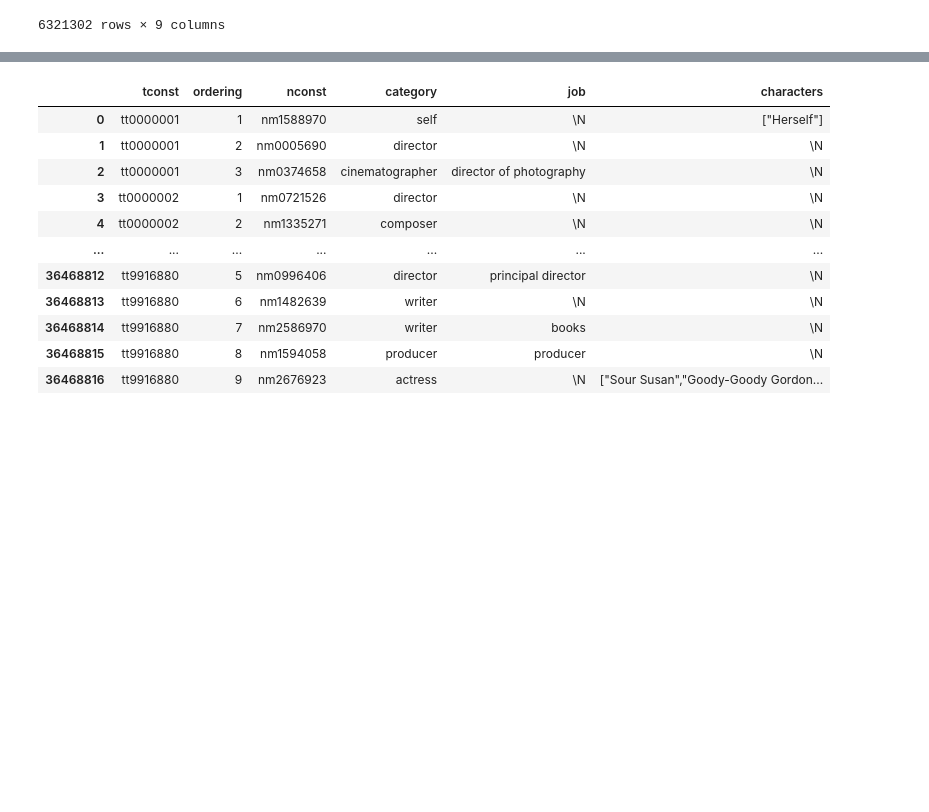
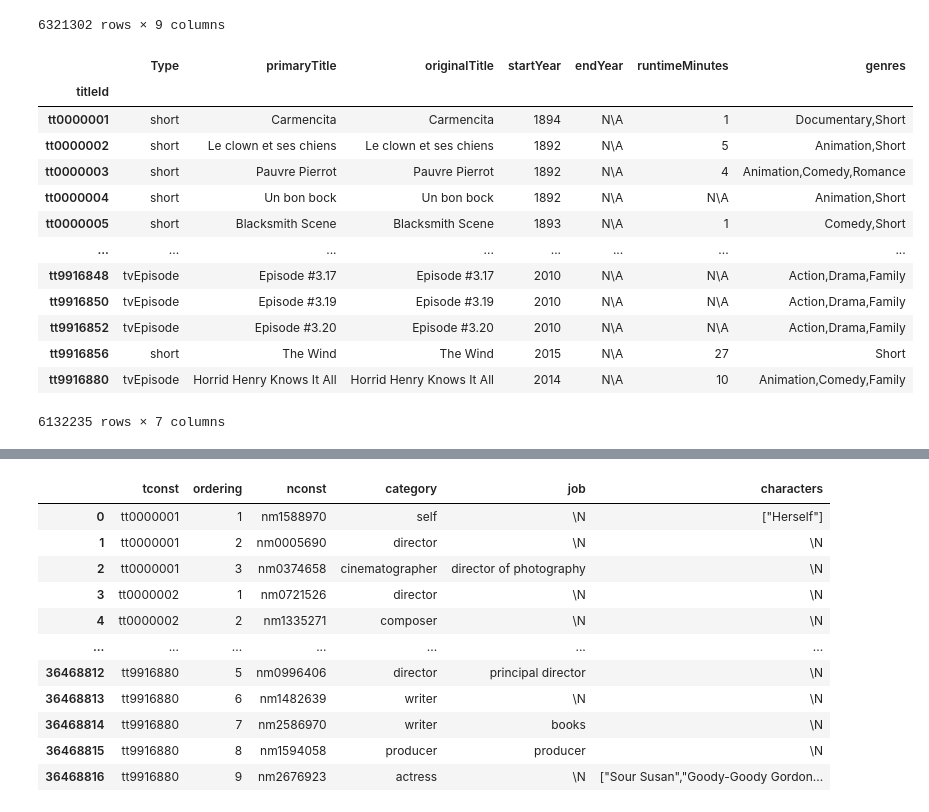
Before and after one commit to MichelleLucio/project_etl, a Jupyter notebook: read TSV.ipynb, the cells around one changed output, grey strips where cells are left out. Cells and saved outputs as stored; diff of their text form; code cells hidden in the pictures; blank space fills up the shorter version.

Commit message:
pandas dataframe setup

```diff
--- a/read TSV.ipynb
+++ b/read TSV.ipynb
@@ -25,3 +26,35 @@ title_basics_df
 | 6321300 | tt9916856 | short | The Wind | The Wind | 0 | 2015 | \N | 27 | Short |
 | 6321301 | tt9916880 | tvEpisode | Horrid Henry Knows It All | Horrid Henry Knows It All | 0 | 2014 | \N | 10 | Animation,Comedy,Family |
 6321302 rows × 9 columns
+# %%
+##Clean up content, drop adult movies
+title_basics_clean = title_basics_df.loc[title_basics_df['isAdult']==0]
+
+##Drop unnecessary columns (isAdult)
+title_basics_clean = title_basics_clean.drop(['isAdult'], axis=1)
+
+##Rename columns
+title_basics_clean = title_basics_clean.rename(columns={"tconst":"titleId","titleType":"Type"})
+
+#Replace \N w/ NaN
+title_basics_clean = title_basics_clean.replace('\\N', 'N\A')
+
+#title_basics_clean.drop_index
+title_basics_clean = title_basics_clean.set_index(["titleId"])
+
+title_basics_clean
+# %% [output]
+|  | Type | primaryTitle | originalTitle | startYear | endYear | runtimeMinutes | genres |
+| titleId |  |  |  |  |  |  |  |
+| tt0000001 | short | Carmencita | Carmencita | 1894 | N\A | 1 | Documentary,Short |
+| tt0000002 | short | Le clown et ses chiens | Le clown et ses chiens | 1892 | N\A | 5 | Animation,Short |
+| tt0000003 | short | Pauvre Pierrot | Pauvre Pierrot | 1892 | N\A | 4 | Animation,Comedy,Romance |
+| tt0000004 | short | Un bon bock | Un bon bock | 1892 | N\A | N\A | Animation,Short |
+| tt0000005 | short | Blacksmith Scene | Blacksmith Scene | 1893 | N\A | 1 | Comedy,Short |
+| ... | ... | ... | ... | ... | ... | ... | ... |
+| tt9916848 | tvEpisode | Episode #3.17 | Episode #3.17 | 2010 | N\A | N\A | Action,Drama,Family |
+| tt9916850 | tvEpisode | Episode #3.19 | Episode #3.19 | 2010 | N\A | N\A | Action,Drama,Family |
+| tt9916852 | tvEpisode | Episode #3.20 | Episode #3.20 | 2010 | N\A | N\A | Action,Drama,Family |
+| tt9916856 | short | The Wind | The Wind | 2015 | N\A | 27 | Short |
+| tt9916880 | tvEpisode | Horrid Henry Knows It All | Horrid Henry Knows It All | 2014 | N\A | 10 | Animation,Comedy,Family |
+6132235 rows × 7 columns
```
Also changed, not shown: parts of 10 cells of this notebook.
